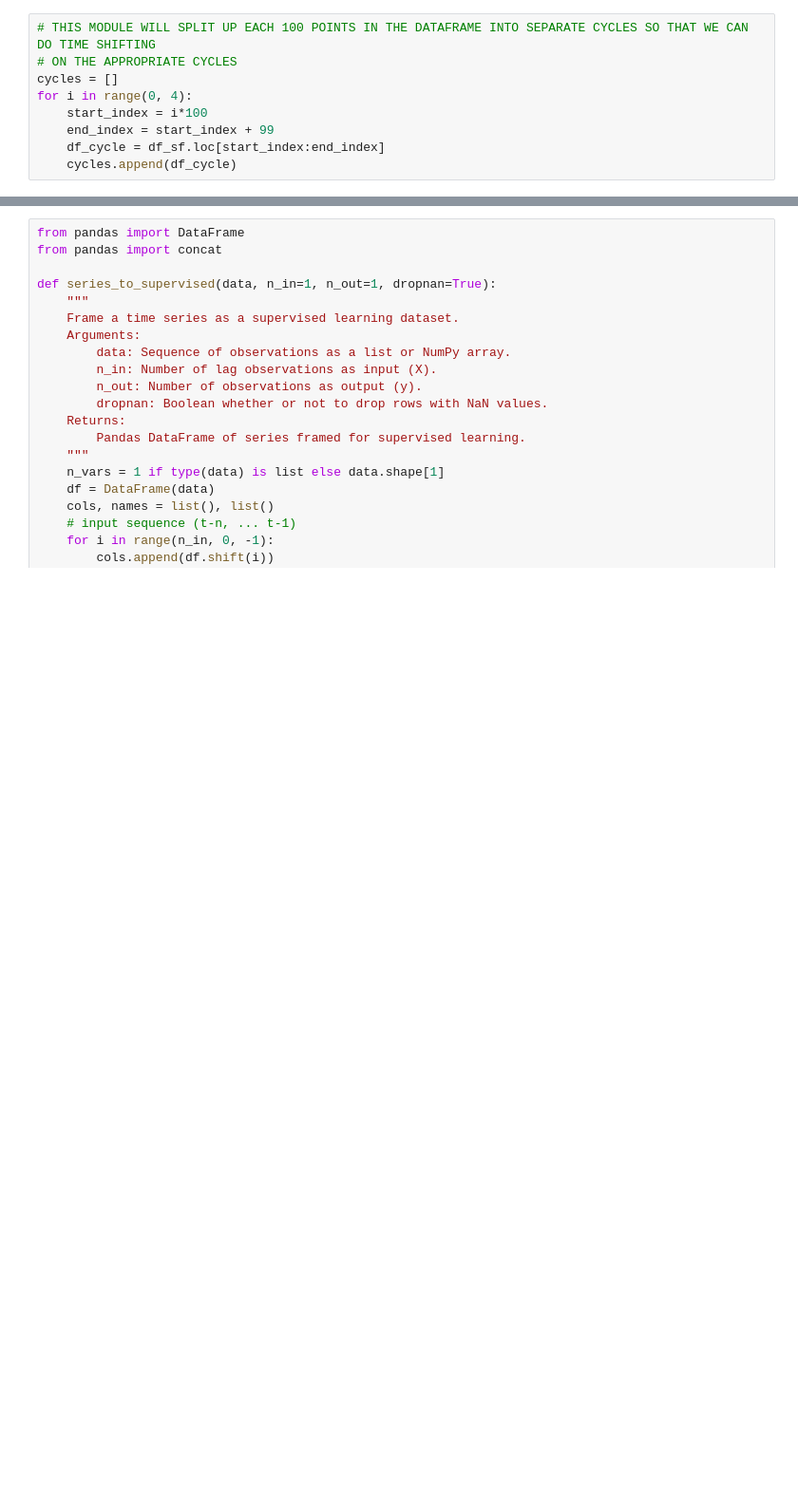
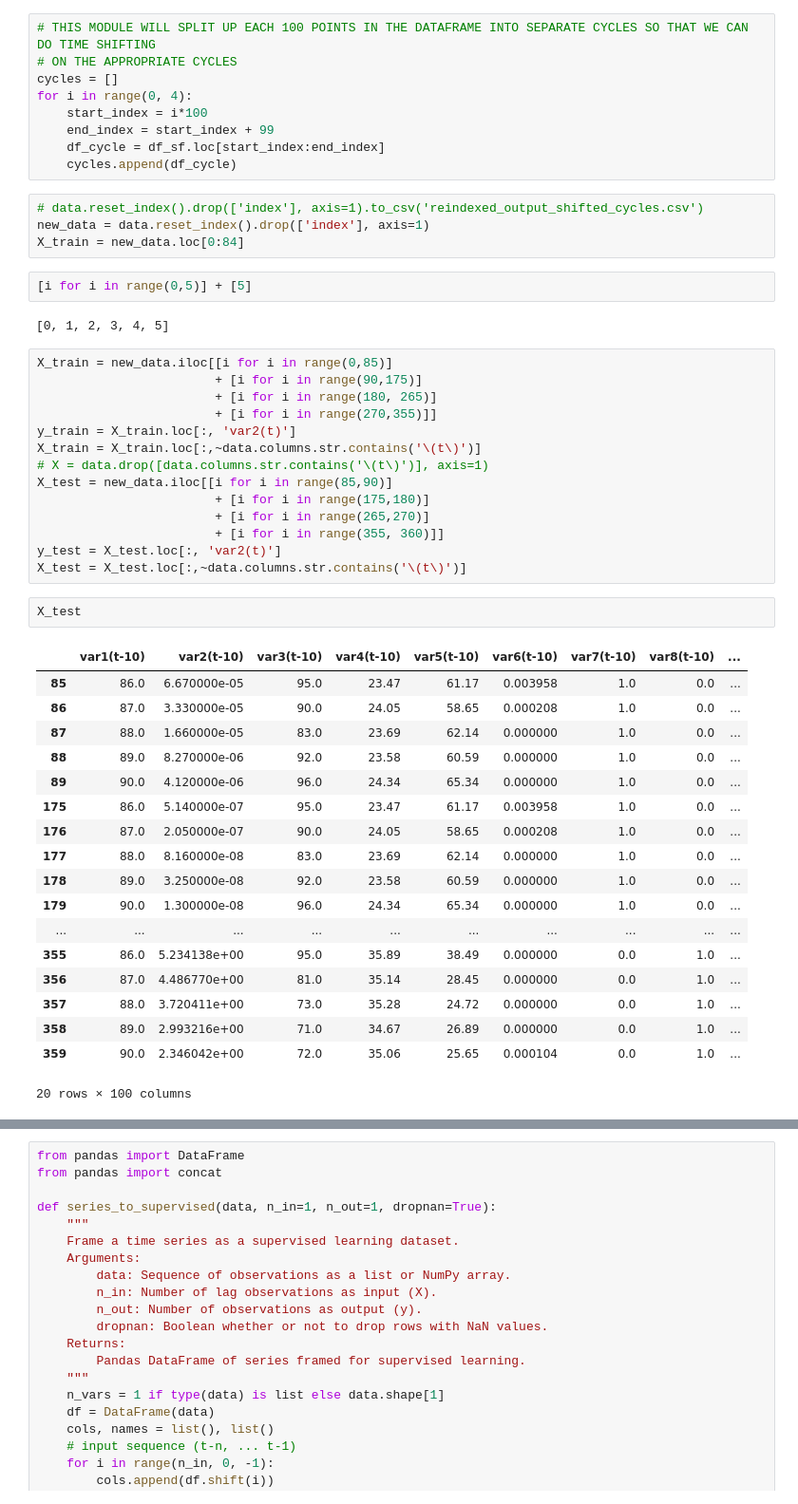
Before and after one commit to rkhaled98/Syngenta-Yield-Prediction, a Jupyter notebook: Smart_farm_prediction_used_modules.ipynb, the cells around one changed output, grey strips where cells are left out. Shown at 95% size. Drawn from its saved outputs; the diff is of its cells as text; blank space fills up the shorter version.

```diff
--- a/Smart_farm_prediction_used_modules.ipynb
+++ b/Smart_farm_prediction_used_modules.ipynb
@@ -29,4 +31,47 @@ for i in range(0, 4):
     end_index = start_index + 99
     df_cycle = df_sf.loc[start_index:end_index]
     cycles.append(df_cycle)
+# %%
+# data.reset_index().drop(['index'], axis=1).to_csv('reindexed_output_shifted_cycles.csv')
+new_data = data.reset_index().drop(['index'], axis=1)
+X_train = new_data.loc[0:84]
+# %%
+[i for i in range(0,5)] + [5]
+# %% [output]
+[0, 1, 2, 3, 4, 5]
+# %%
+X_train = new_data.iloc[[i for i in range(0,85)]
+                        + [i for i in range(90,175)]
+                        + [i for i in range(180, 265)]
+                        + [i for i in range(270,355)]]
+y_train = X_train.loc[:, 'var2(t)']
+X_train = X_train.loc[:,~data.columns.str.contains('\(t\)')]
+# X = data.drop([data.columns.str.contains('\(t\)')], axis=1)
+X_test = new_data.iloc[[i for i in range(85,90)]
+                        + [i for i in range(175,180)]
+                        + [i for i in range(265,270)]
+                        + [i for i in range(355, 360)]]
+y_test = X_test.loc[:, 'var2(t)']
+X_test = X_test.loc[:,~data.columns.str.contains('\(t\)')]
+# %%
+X_test
+# %% [output]
+|  | var1(t-10) | var2(t-10) | var3(t-10) | var4(t-10) | var5(t-10) | var6(t-10) | var7(t-10) | var8(t-10) | ... |
+| 85 | 86.0 | 6.670000e-05 | 95.0 | 23.47 | 61.17 | 0.003958 | 1.0 | 0.0 | ... |
+| 86 | 87.0 | 3.330000e-05 | 90.0 | 24.05 | 58.65 | 0.000208 | 1.0 | 0.0 | ... |
+| 87 | 88.0 | 1.660000e-05 | 83.0 | 23.69 | 62.14 | 0.000000 | 1.0 | 0.0 | ... |
+| 88 | 89.0 | 8.270000e-06 | 92.0 | 23.58 | 60.59 | 0.000000 | 1.0 | 0.0 | ... |
+| 89 | 90.0 | 4.120000e-06 | 96.0 | 24.34 | 65.34 | 0.000000 | 1.0 | 0.0 | ... |
+| 175 | 86.0 | 5.140000e-07 | 95.0 | 23.47 | 61.17 | 0.003958 | 1.0 | 0.0 | ... |
+| 176 | 87.0 | 2.050000e-07 | 90.0 | 24.05 | 58.65 | 0.000208 | 1.0 | 0.0 | ... |
+| 177 | 88.0 | 8.160000e-08 | 83.0 | 23.69 | 62.14 | 0.000000 | 1.0 | 0.0 | ... |
+| 178 | 89.0 | 3.250000e-08 | 92.0 | 23.58 | 60.59 | 0.000000 | 1.0 | 0.0 | ... |
+| 179 | 90.0 | 1.300000e-08 | 96.0 | 24.34 | 65.34 | 0.000000 | 1.0 | 0.0 | ... |
+| ... | ... | ... | ... | ... | ... | ... | ... | ... | ... |
+| 355 | 86.0 | 5.234138e+00 | 95.0 | 35.89 | 38.49 | 0.000000 | 0.0 | 1.0 | ... |
+| 356 | 87.0 | 4.486770e+00 | 81.0 | 35.14 | 28.45 | 0.000000 | 0.0 | 1.0 | ... |
+| 357 | 88.0 | 3.720411e+00 | 73.0 | 35.28 | 24.72 | 0.000000 | 0.0 | 1.0 | ... |
+| 358 | 89.0 | 2.993216e+00 | 71.0 | 34.67 | 26.89 | 0.000000 | 0.0 | 1.0 | ... |
+| 359 | 90.0 | 2.346042e+00 | 72.0 | 35.06 | 25.65 | 0.000104 | 0.0 | 1.0 | ... |
+20 rows × 100 columns
 # %%
```
Also changed, not shown: parts of 4 cells of this notebook.
